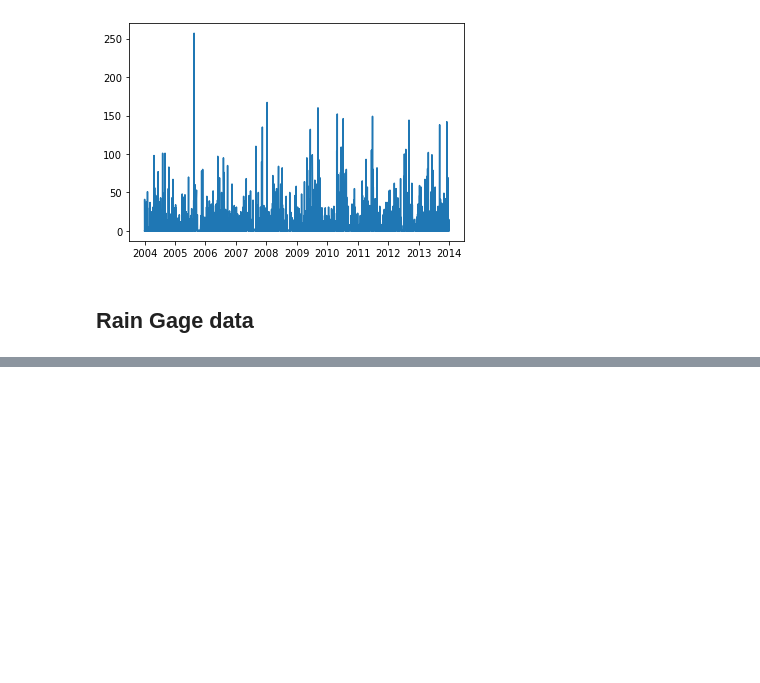
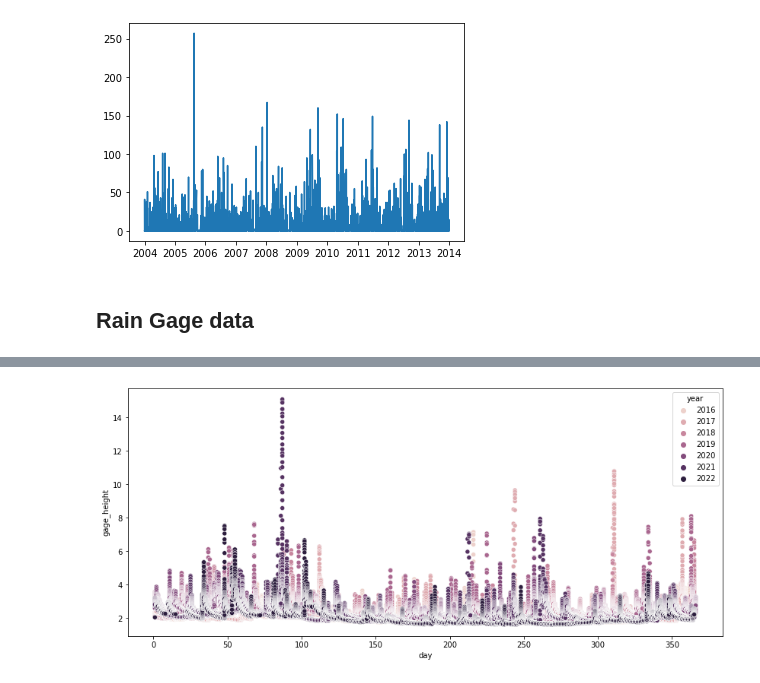
Before and after one commit to richardbradshaw/Nashville_Streams, a Jupyter notebook: Nashville_Streams.ipynb, the cells around one changed output, grey strips where cells are left out. Cells and saved outputs as stored; diff of their text form; code cells hidden in the pictures; blank space fills up the shorter version.

```diff
--- a/Nashville_Streams.ipynb
+++ b/Nashville_Streams.ipynb
@@ -128,0 +257,5 @@ plt.plot(precip['date'], precip['value']);
+# %%
+fig, ax = plt.subplots(figsize=(14,6))
+sns.scatterplot(x='day', y='gage_height', data=sevenmile, hue='year', ax=ax);
+# %% [output]
+[figure, added]
```
Also changed, not shown: parts of 17 cells of this notebook.
